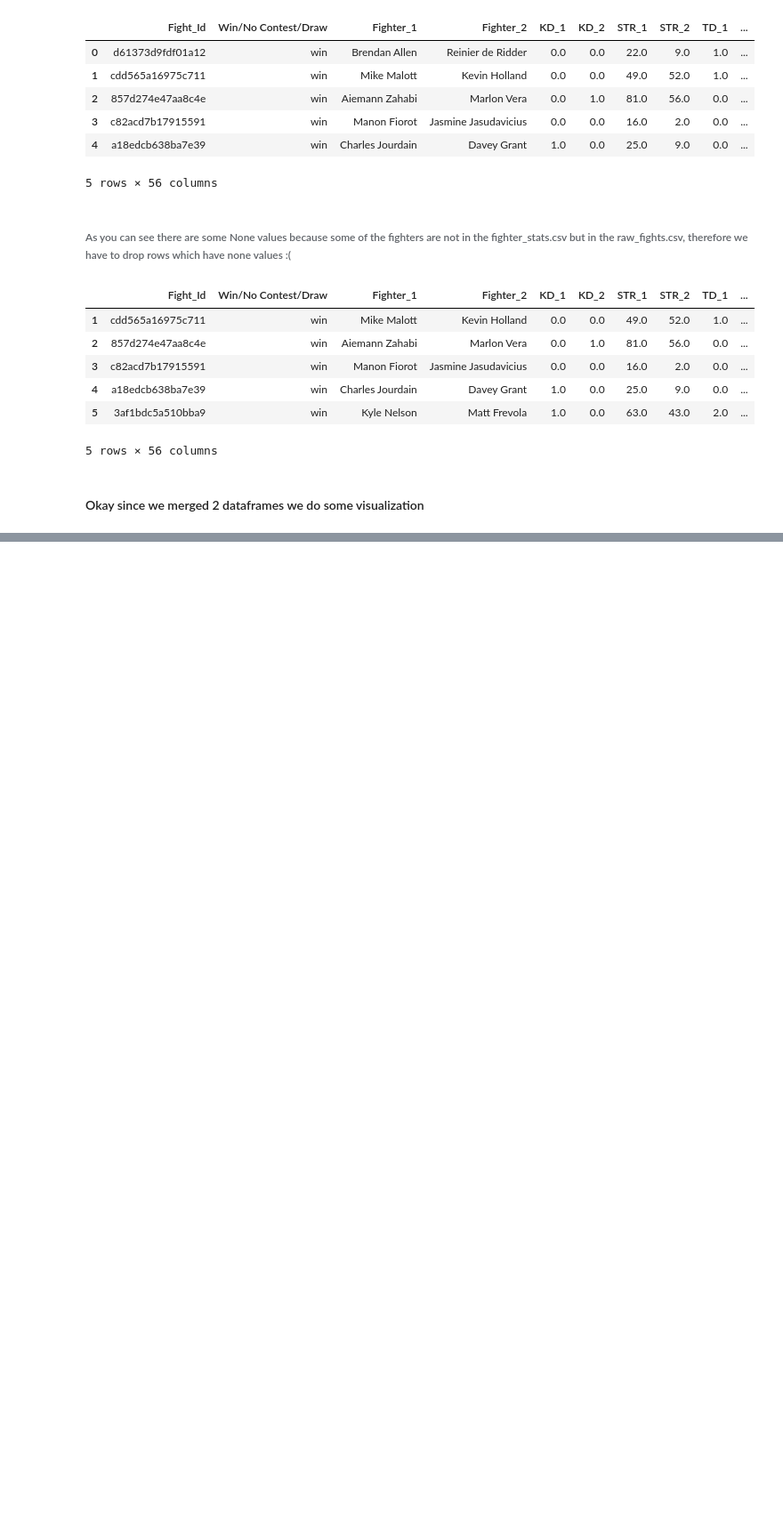
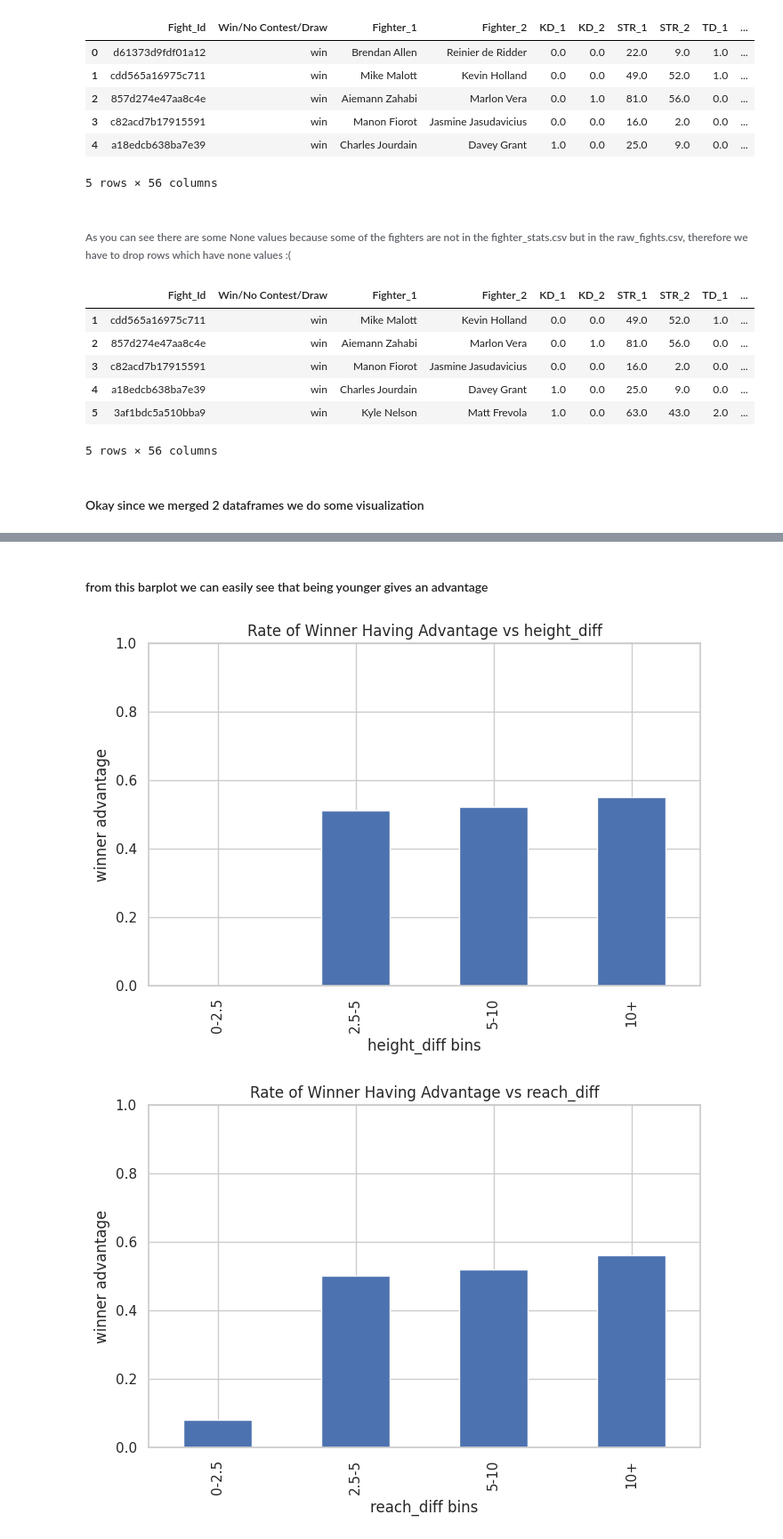
Before and after one commit to MertHasanAslan/UFC-fighter-analysis, a Jupyter notebook: src/main.ipynb, the cells around one changed output, grey strips where cells are left out. Shown at 89% size. Saved outputs shown, nothing was run; the diff lists cells and outputs as text; code cells hidden in the pictures; blank space fills up the shorter version.

```diff
--- a/src/main.ipynb
+++ b/src/main.ipynb
@@ -545,0 +627,27 @@ df.head(5)
+# %% [markdown]
+#### from this barplot we can easily see that being younger gives an advantage
+# %%
+for col in phys_cols:
+    abs_col = f"abs_{col}"
+    adv_flag = f"{col}_adv"
+
+    win_df[abs_col] = win_df[col].abs()
+    win_df[adv_flag] = (win_df[col] > 0).astype(int)
+
+    # bins according to difference
+    bins = [0, 2.5, 5, 10, 100]
+    labels = ["0-2.5", "2.5-5", "5-10", "10+"]
+    win_df[f"{col}_bin"] = pd.cut(win_df[abs_col], bins=bins, labels=labels, include_lowest=True)
+
+    advantage_rate = win_df.groupby(f"{col}_bin", observed=False)[adv_flag].mean()
+
+    plt.figure(figsize=(8, 5))
+    advantage_rate.plot(kind="bar")
+    plt.title(f"Rate of Winner Having Advantage vs {col}")
+    plt.ylabel("winner advantage")
+    plt.xlabel(f"{col} bins")
+    plt.ylim(0, 1)
+    plt.show()
+# %% [output]
+[figure, added]
+[figure, added]
```
Also changed, not shown: parts of 16 cells of this notebook, 1 other file.
